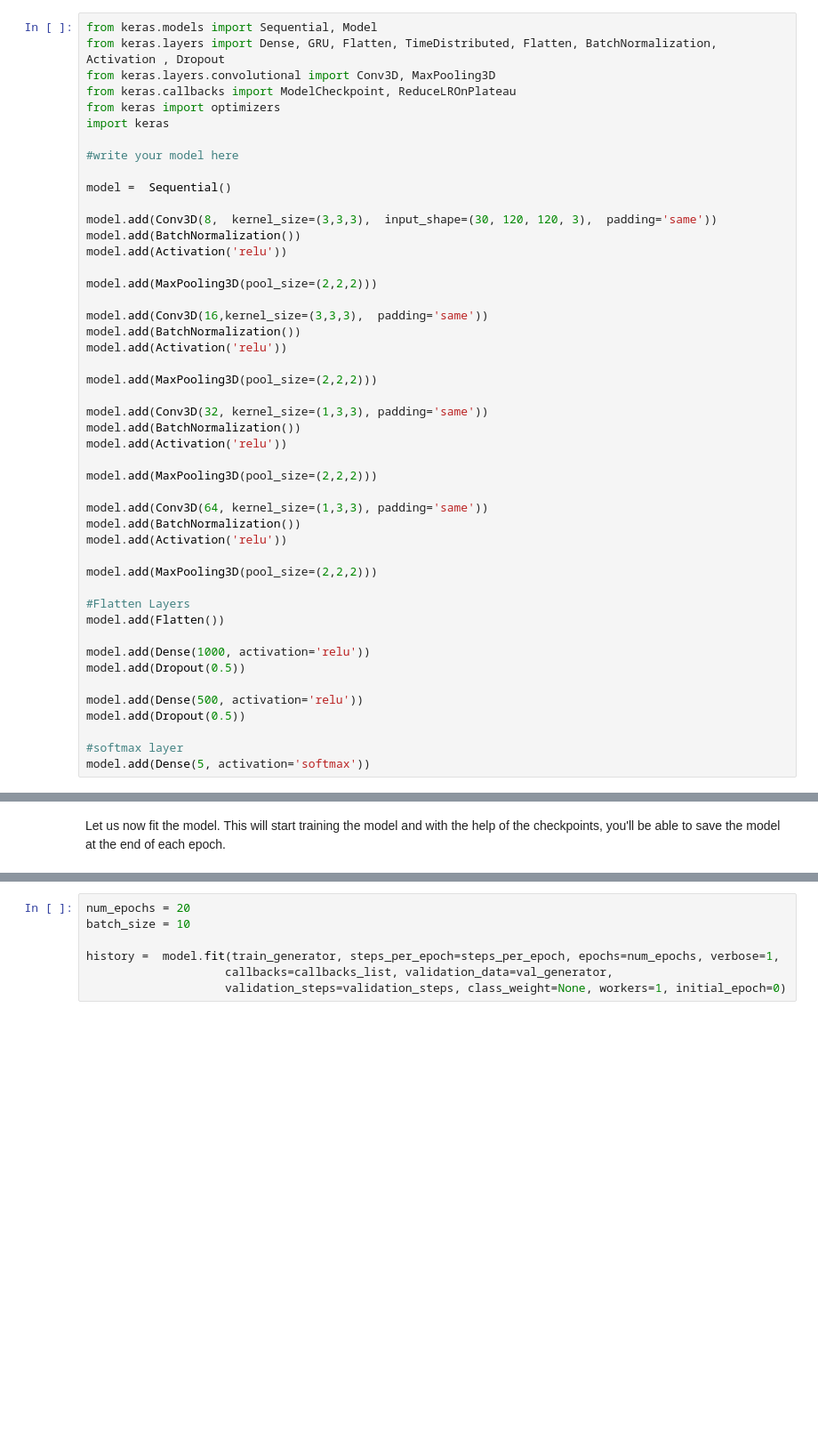
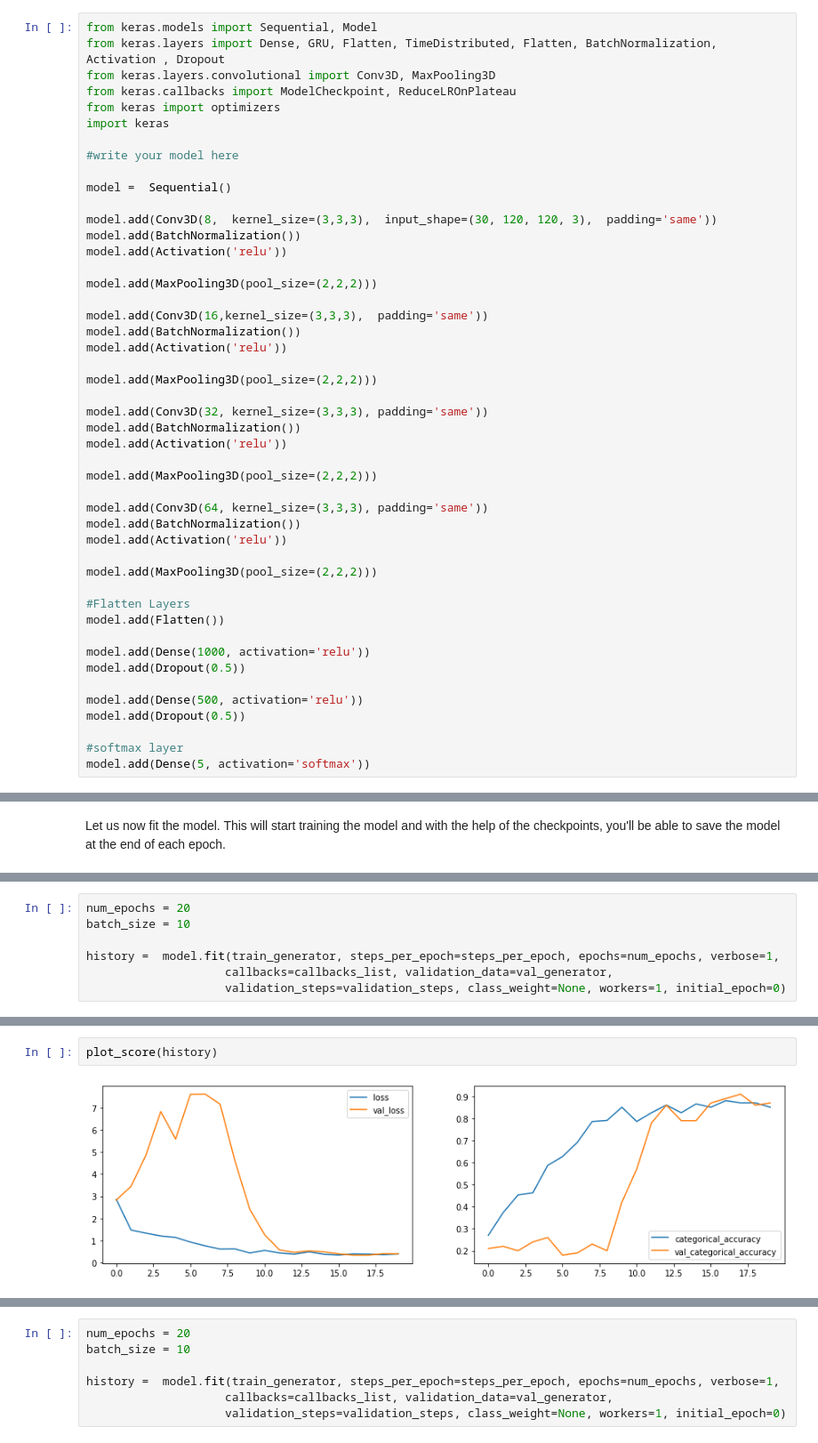
Before and after one commit to santoshramakumar/Gesture-Recognition-Case-Study-IIITB, a Jupyter notebook: Neural_Nets_Project_Starter_Code.ipynb, the cells around one changed output, grey strips where cells are left out. Shown at 89% size. Saved outputs shown, nothing was run; the diff lists cells and outputs as text; blank space fills up the shorter version.

```diff
--- a/Neural_Nets_Project_Starter_Code.ipynb
+++ b/Neural_Nets_Project_Starter_Code.ipynb
@@ -151,13 +151,13 @@ model.add(Activation('relu'))
 
 model.add(MaxPooling3D(pool_size=(2,2,2)))
 
-model.add(Conv3D(32, kernel_size=(1,3,3), padding='same'))
+model.add(Conv3D(32, kernel_size=(3,3,3), padding='same'))
 model.add(BatchNormalization())
 model.add(Activation('relu'))
 
 model.add(MaxPooling3D(pool_size=(2,2,2)))
 
-model.add(Conv3D(64, kernel_size=(1,3,3), padding='same'))
+model.add(Conv3D(64, kernel_size=(3,3,3), padding='same'))
 model.add(BatchNormalization())
 model.add(Activation('relu'))
 
@@ -233,0 +236,7 @@ Let us now fit the model. This will start training the model and with the help o
+# %%
+num_epochs = 20
+batch_size = 10
+
+history =  model.fit(train_generator, steps_per_epoch=steps_per_epoch, epochs=num_epochs, verbose=1,
+                    callbacks=callbacks_list, validation_data=val_generator,
+                    validation_steps=validation_steps, class_weight=None, workers=1, initial_epoch=0)
@@ -234,3 +261,7 @@ Let us now fit the model. This will start training the model and with the help o
+# %%
+plot_score(history)
+# %% [output]
+[figure, added]
 # %% [markdown]
 
 ### Experiment 1 - batch size = 10 , epoch= 20
```
Also changed, not shown: parts of 5 cells of this notebook.
